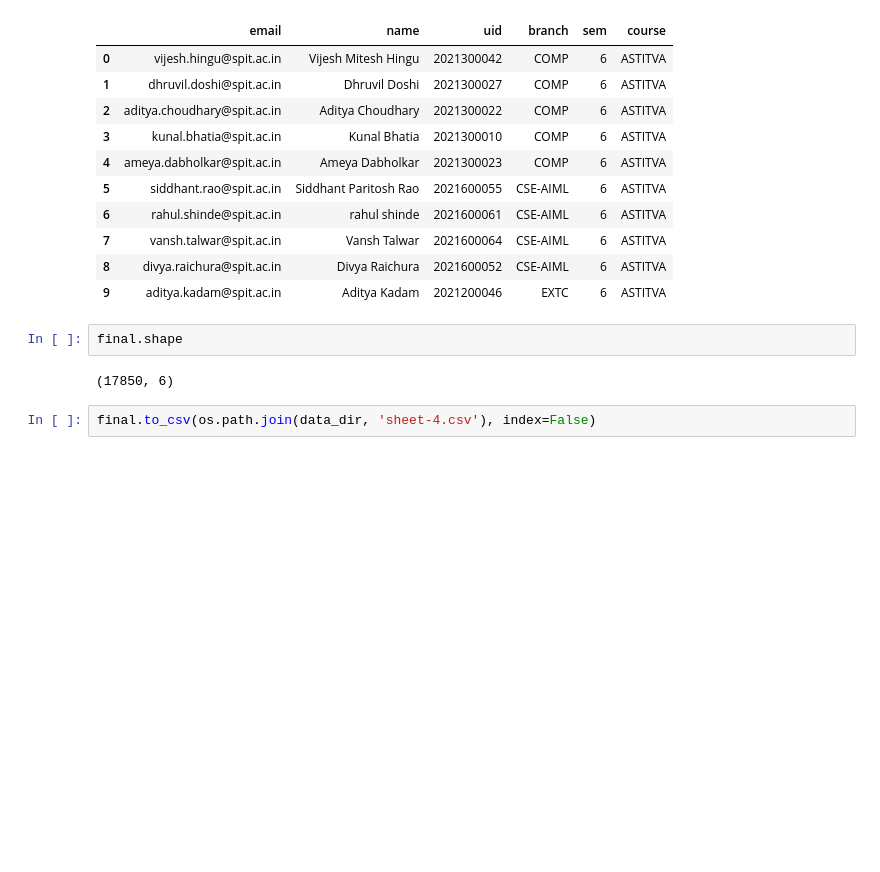
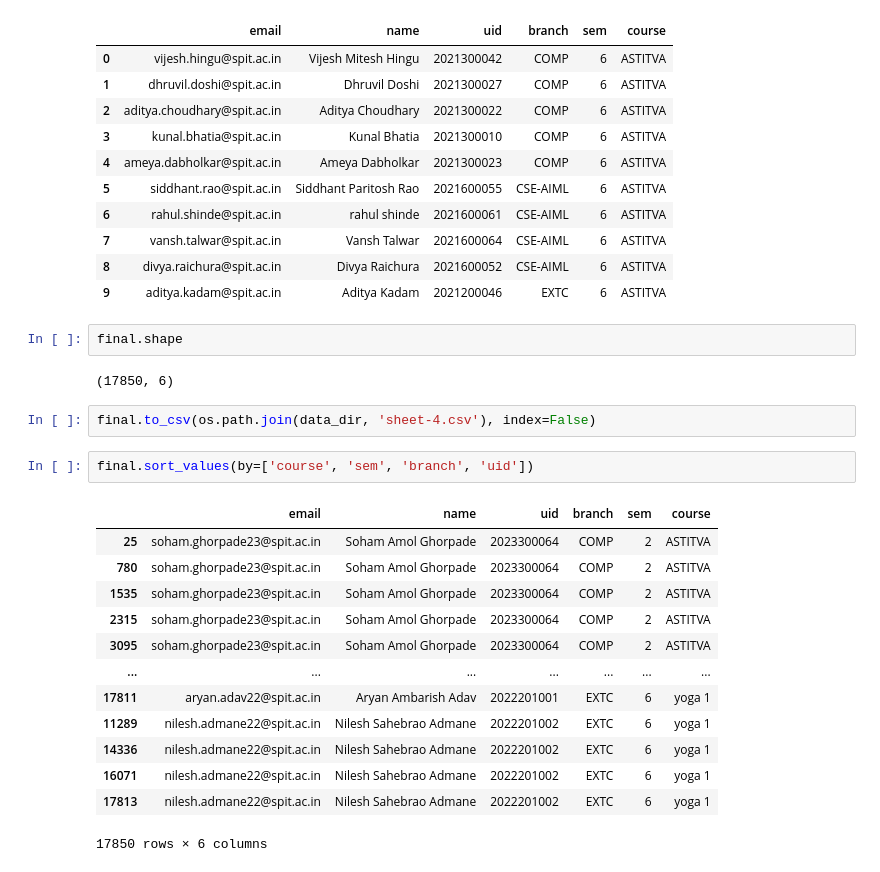
Before and after one commit to Hitstar53/SEVA-SATVA-Course-Analyzer, a Jupyter notebook: preprocessing.ipynb, the cells around one changed output. Saved outputs shown, nothing was run; the diff lists cells and outputs as text; blank space fills up the shorter version.

```diff
--- a/preprocessing.ipynb
+++ b/preprocessing.ipynb
@@ -213,3 +213,19 @@ final.shape
 (17850, 6)
 # %%
 final.to_csv(os.path.join(data_dir, 'sheet-4.csv'), index=False)
+# %%
+final.sort_values(by=['course', 'sem', 'branch', 'uid'])
+# %% [output]
+|  | email | name | uid | branch | sem | course |
+| 25 | soham.ghorpade23@spit.ac.in | Soham Amol Ghorpade | 2023300064 | COMP | 2 | ASTITVA |
+| 780 | soham.ghorpade23@spit.ac.in | Soham Amol Ghorpade | 2023300064 | COMP | 2 | ASTITVA |
+| 1535 | soham.ghorpade23@spit.ac.in | Soham Amol Ghorpade | 2023300064 | COMP | 2 | ASTITVA |
+| 2315 | soham.ghorpade23@spit.ac.in | Soham Amol Ghorpade | 2023300064 | COMP | 2 | ASTITVA |
+| 3095 | soham.ghorpade23@spit.ac.in | Soham Amol Ghorpade | 2023300064 | COMP | 2 | ASTITVA |
+| ... | ... | ... | ... | ... | ... | ... |
+| 17811 | aryan.adav22@spit.ac.in | Aryan Ambarish Adav | 2022201001 | EXTC | 6 | yoga 1 |
+| 11289 | nilesh.admane22@spit.ac.in | Nilesh Sahebrao Admane | 2022201002 | EXTC | 6 | yoga 1 |
+| 14336 | nilesh.admane22@spit.ac.in | Nilesh Sahebrao Admane | 2022201002 | EXTC | 6 | yoga 1 |
+| 16071 | nilesh.admane22@spit.ac.in | Nilesh Sahebrao Admane | 2022201002 | EXTC | 6 | yoga 1 |
+| 17813 | nilesh.admane22@spit.ac.in | Nilesh Sahebrao Admane | 2022201002 | EXTC | 6 | yoga 1 |
+17850 rows × 6 columns
```
Also changed, not shown: parts of 4 cells of this notebook, 3 other files.
